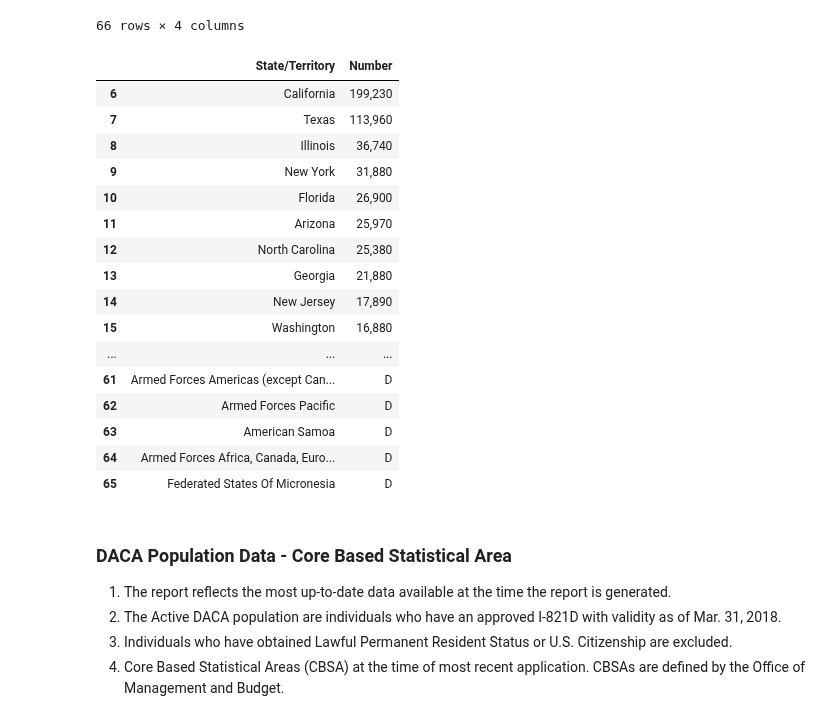
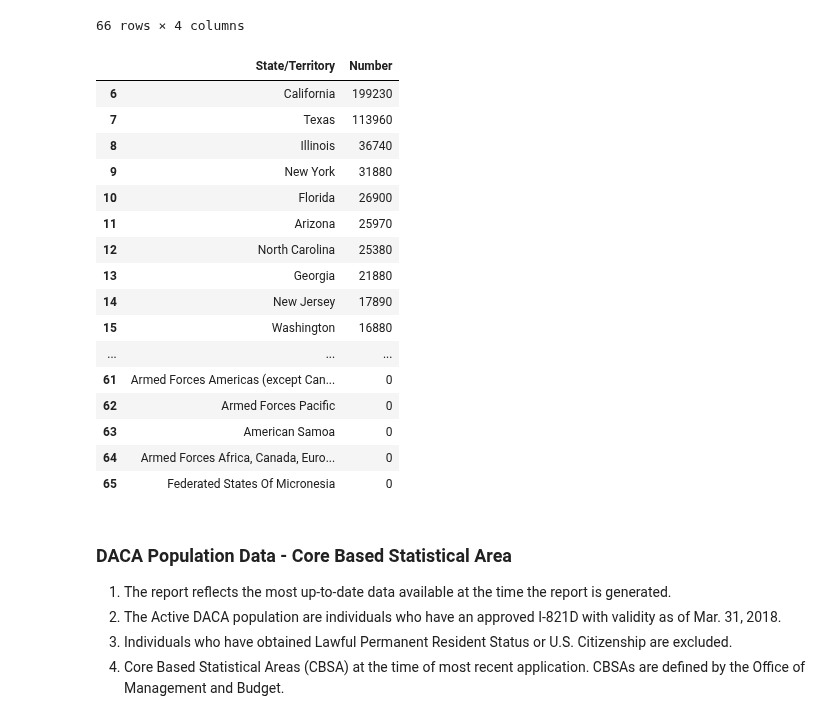
Before and after one commit to geckya/DACA-USCIS, a Jupyter notebook: scrape_USCIS_pdfs.ipynb, the cells around one changed output. Saved outputs shown, nothing was run; the diff lists cells and outputs as text; code cells hidden in the pictures.

```diff
--- a/scrape_USCIS_pdfs.ipynb
+++ b/scrape_USCIS_pdfs.ipynb
@@ -132,28 +159,29 @@ df
 # %%
 df['Unnamed: 3'].fillna(df['Approximate Active DACA Recipients:'],inplace=True)
 df.rename(columns={'Unnamed: 0': 'State/Territory','Unnamed: 3': 'Number'},inplace=True)
 df.drop(['Approximate Active DACA Recipients:','Unnamed: 2'], axis=1, inplace=True)
-df = df[6:]
-
+df = df[6:].copy()
+df.Number = df.Number.str.replace('D','0')
+df.Number = df.Number.str.replace(',','').astype(int)
 df
 # %% [output]
 |  | State/Territory | Number |
-| 6 | California | 199,230 |
-| 7 | Texas | 113,960 |
-| 8 | Illinois | 36,740 |
-| 9 | New York | 31,880 |
-| 10 | Florida | 26,900 |
-| 11 | Arizona | 25,970 |
-| 12 | North Carolina | 25,380 |
-| 13 | Georgia | 21,880 |
-| 14 | New Jersey | 17,890 |
-| 15 | Washington | 16,880 |
+| 6 | California | 199230 |
+| 7 | Texas | 113960 |
+| 8 | Illinois | 36740 |
+| 9 | New York | 31880 |
+| 10 | Florida | 26900 |
+| 11 | Arizona | 25970 |
+| 12 | North Carolina | 25380 |
+| 13 | Georgia | 21880 |
+| 14 | New Jersey | 17890 |
+| 15 | Washington | 16880 |
 | ... | ... | ... |
-| 61 | Armed Forces Americas (except Can... | D |
-| 62 | Armed Forces Pacific | D |
-| 63 | American Samoa | D |
-| 64 | Armed Forces Africa, Canada, Euro... | D |
-| 65 | Federated States Of Micronesia | D |
+| 61 | Armed Forces Americas (except Can... | 0 |
+| 62 | Armed Forces Pacific | 0 |
+| 63 | American Samoa | 0 |
+| 64 | Armed Forces Africa, Canada, Euro... | 0 |
+| 65 | Federated States Of Micronesia | 0 |
 # %%
 df.to_csv('data/DACA_population_data_state_of_residence_20180331.csv', index=False)
 # %% [markdown]
```
Also changed, not shown: parts of 33 cells of this notebook, 10 other files.
